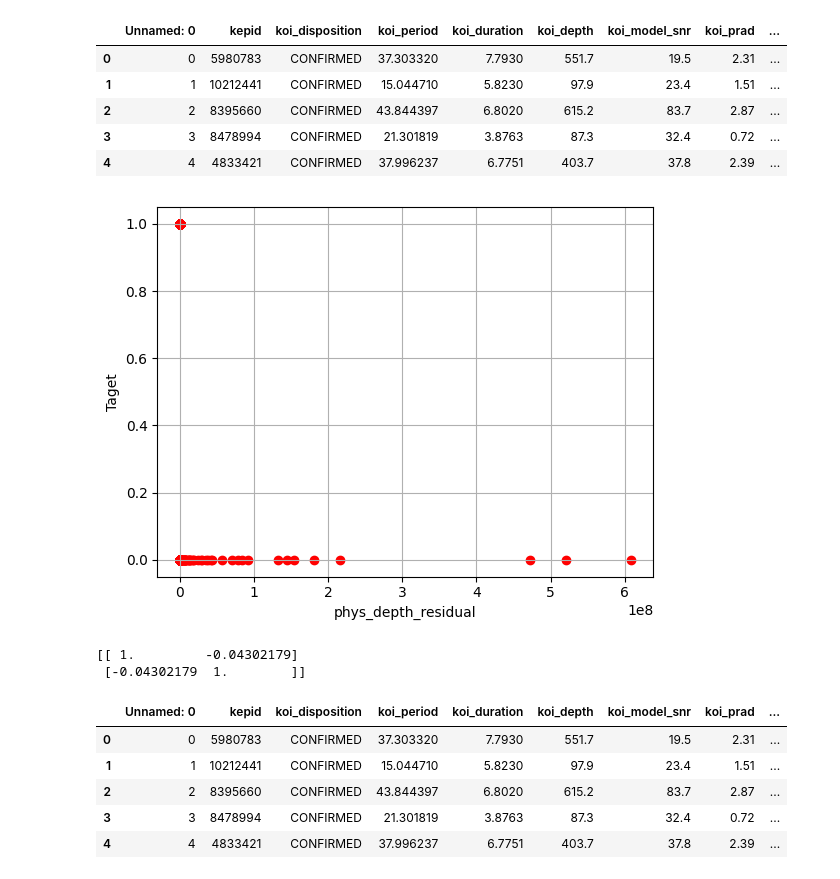
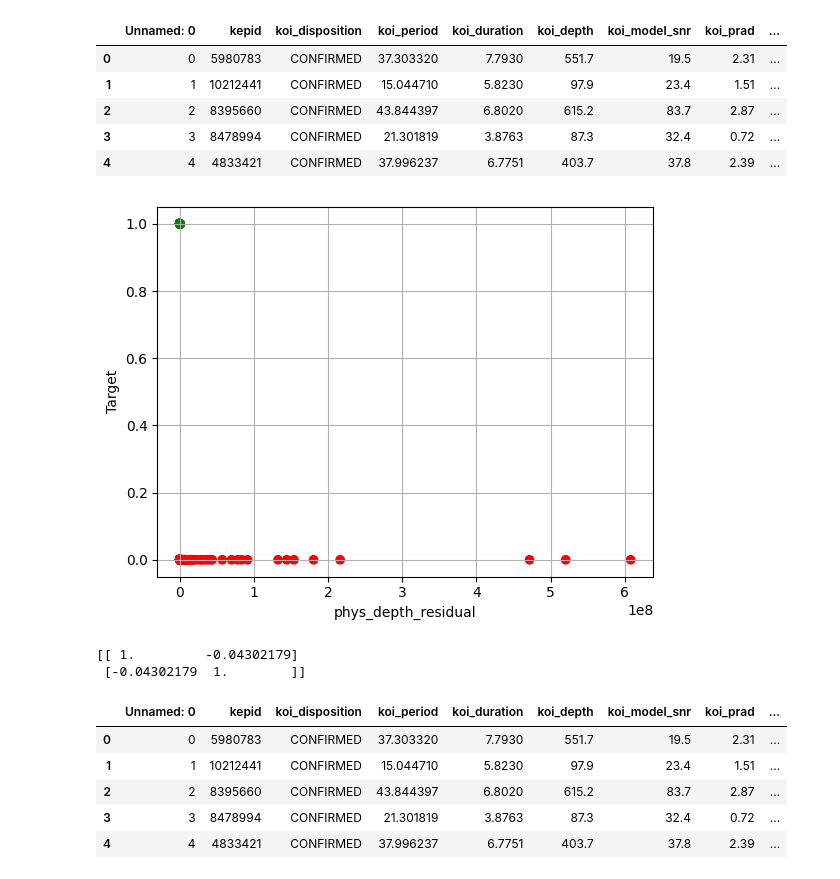
Before and after one commit to Esraaj-Sarkar-Gupta/exoplanet-identification, a Jupyter notebook: src/physics_aware_features.ipynb, the cells around one changed output. Drawn from its saved outputs; the diff is of its cells as text; code cells hidden in the pictures.

```diff
--- a/src/physics_aware_features.ipynb
+++ b/src/physics_aware_features.ipynb
@@ -64,22 +64,22 @@ display(df.head())
 # %%
 # -- Visualize Depth Anchoring -- #
 plt.figure()
-plt.scatter(df["phys_depth_residual"], df["Target"], color = "red")
+plt.scatter(df["phys_depth_residual"], df["Target"], c=df["Target"].map({0: "red", 1: "green"}))
 
 plt.xlabel("phys_depth_residual")
-plt.ylabel("Taget")
+plt.ylabel("Target")
 
 plt.grid(True)
 plt.show()
 
 R = np.corrcoef(
     df["phys_depth_residual"],
     df["Target"]
 )
 
 print(R)
 # %% [output]
-[figure, old version]
+[figure, new version]
 [[ 1.         -0.04302179]
  [-0.04302179  1.        ]]
 # %%
```
Also changed, not shown: parts of 2 cells of this notebook.
